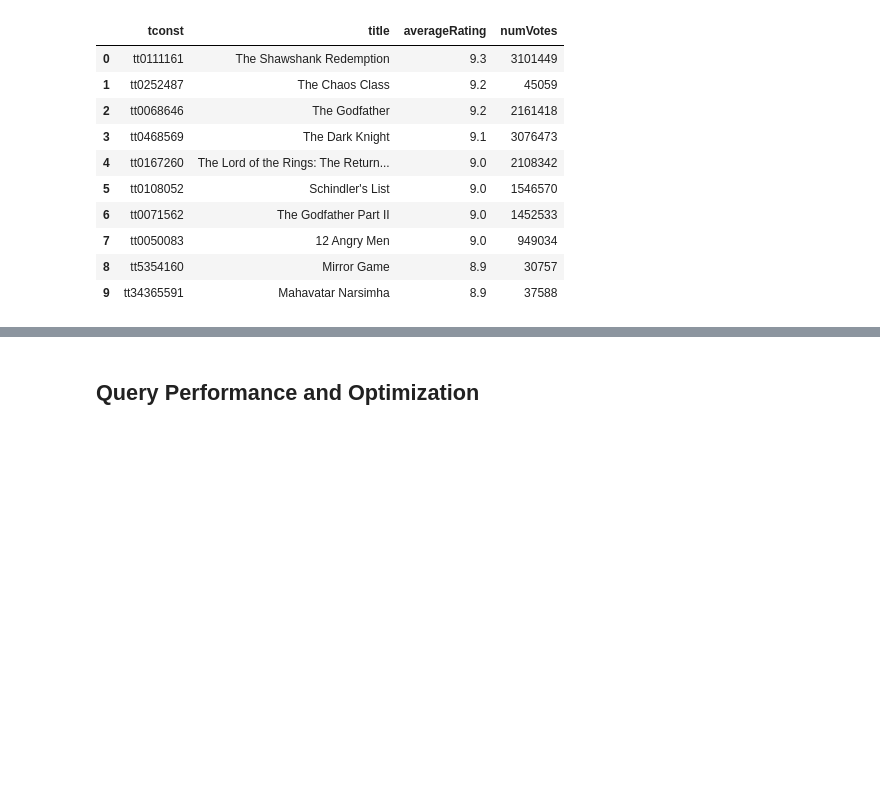
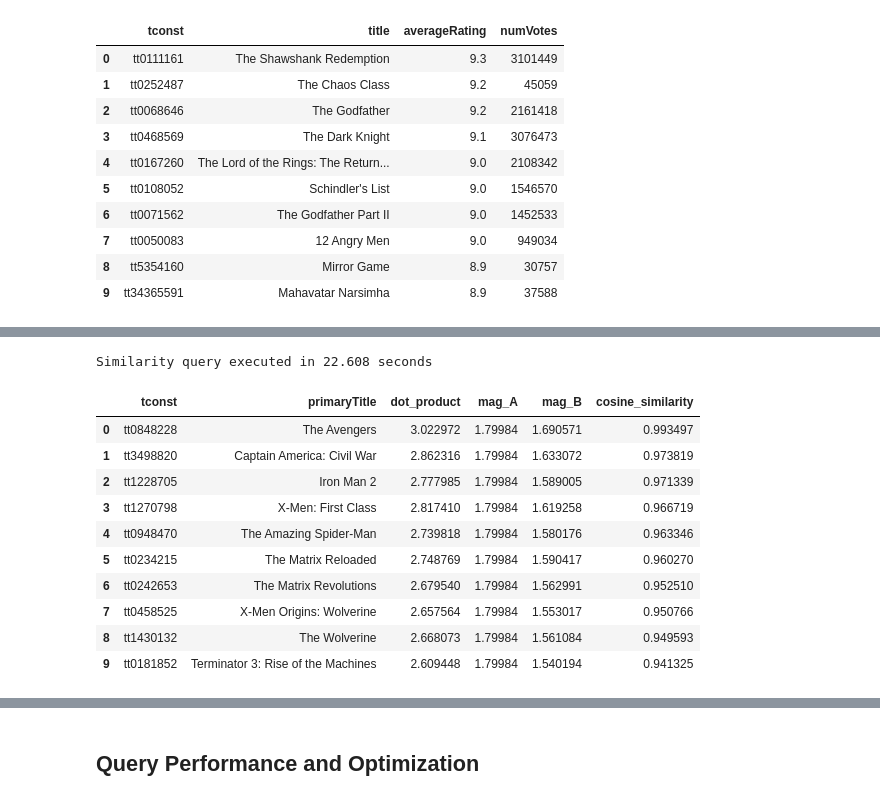
Before and after one commit to JeyyM/stadvdb-imdb, a Jupyter notebook: stadvdb-mco1-movie.ipynb, the cells around one changed output, grey strips where cells are left out. Drawn from its saved outputs; the diff is of its cells as text; code cells hidden in the pictures; blank space fills up the shorter version.

```diff
--- a/stadvdb-mco1-movie.ipynb
+++ b/stadvdb-mco1-movie.ipynb
@@ -280,0 +285,37 @@ Query executed in 0.809 seconds
+# %%
+# Cosine Similarity Setup ---
+
+print("Fetching normalization stats and genre list...")
+stats_query = """
+    SELECT
+        MIN(averageRating) AS min_rating, MAX(averageRating) AS max_rating,
+        MIN(numVotes) AS min_votes, MAX(numVotes) AS max_votes,
+        MIN(runtimeMinutes) AS min_runtime, MAX(runtimeMinutes) AS max_runtime
+    FROM title_ft
+    WHERE numVotes > 1000;
+"""
+with engine.connect() as conn:
+    stats = pd.read_sql(stats_query, conn).iloc[0]
+
+print(f"Stats loaded: {stats['min_rating']} - {stats['max_rating']} Rating")
+
+genres_query = "SELECT genreID, genreName FROM genre_dt;"
+with engine.connect() as conn:
+    genres_df = pd.read_sql(genres_query, conn)
+
+print(f"Loaded {len(genres_df)} genres.")
+
+numerical_features = [
+    ("norm_rating", f"((t.averageRating - {stats['min_rating']}) / ({stats['max_rating']} - {stats['min_rating']}))"),
+    ("norm_votes", f"((t.numVotes - {stats['min_votes']}) / ({stats['max_votes']} - {stats['min_votes']}))"),
+    ("norm_runtime", f"((t.runtimeMinutes - {stats['min_runtime']}) / ({stats['max_runtime']} - {stats['min_runtime']}))")
+]
+
+genre_features = []
+for _, row in genres_df.iterrows():
+    col_name = f"genre_{row['genreName'].replace('-', '_').replace(' ', '_')}"
+    sql_case = f"MAX(CASE WHEN g.genreID = {row['genreID']} THEN 1 ELSE 0 END) AS {col_name}"
+    genre_features.append((col_name, sql_case))
+
+all_features = numerical_features + genre_features
+print(f"Total vector dimensions: {len(all_features)}")
@@ -280,0 +421,16 @@ Query executed in 0.809 seconds
+# %%
+# Find movies similar to 'The Matrix' (1999)
+find_similar_movies('tt0133093', limit=10)
+# %% [output]
+Similarity query executed in 22.608 seconds
+|  | tconst | primaryTitle | dot_product | mag_A | mag_B | cosine_similarity |
+| 0 | tt0848228 | The Avengers | 3.022972 | 1.79984 | 1.690571 | 0.993497 |
+| 1 | tt3498820 | Captain America: Civil War | 2.862316 | 1.79984 | 1.633072 | 0.973819 |
+| 2 | tt1228705 | Iron Man 2 | 2.777985 | 1.79984 | 1.589005 | 0.971339 |
+| 3 | tt1270798 | X-Men: First Class | 2.817410 | 1.79984 | 1.619258 | 0.966719 |
+| 4 | tt0948470 | The Amazing Spider-Man | 2.739818 | 1.79984 | 1.580176 | 0.963346 |
+| 5 | tt0234215 | The Matrix Reloaded | 2.748769 | 1.79984 | 1.590417 | 0.960270 |
+| 6 | tt0242653 | The Matrix Revolutions | 2.679540 | 1.79984 | 1.562991 | 0.952510 |
+| 7 | tt0458525 | X-Men Origins: Wolverine | 2.657564 | 1.79984 | 1.553017 | 0.950766 |
+| 8 | tt1430132 | The Wolverine | 2.668073 | 1.79984 | 1.561084 | 0.949593 |
+| 9 | tt0181852 | Terminator 3: Rise of the Machines | 2.609448 | 1.79984 | 1.540194 | 0.941325 |
```
Also changed, not shown: parts of 12 cells of this notebook.
